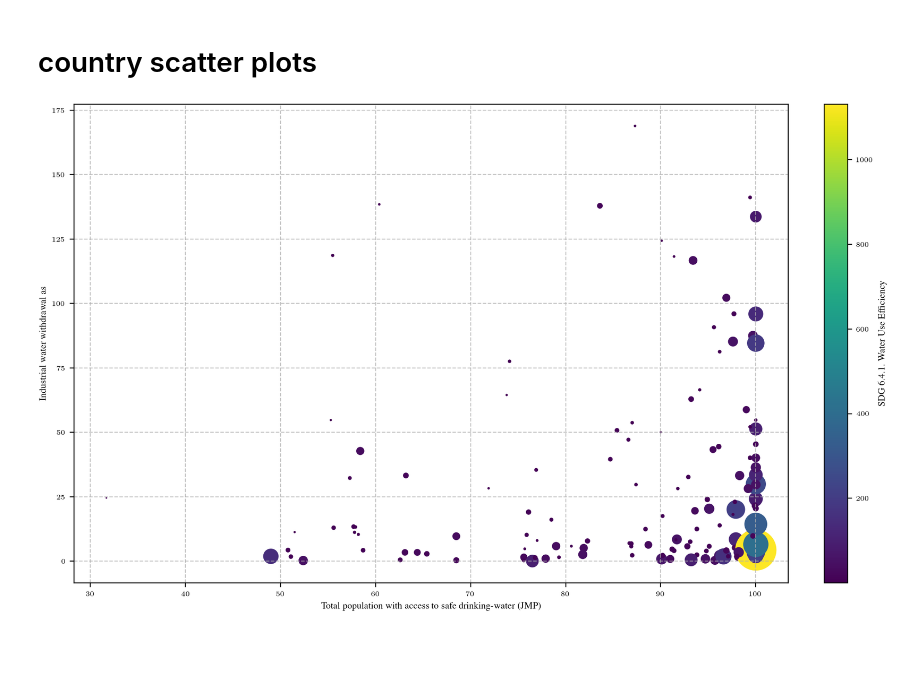
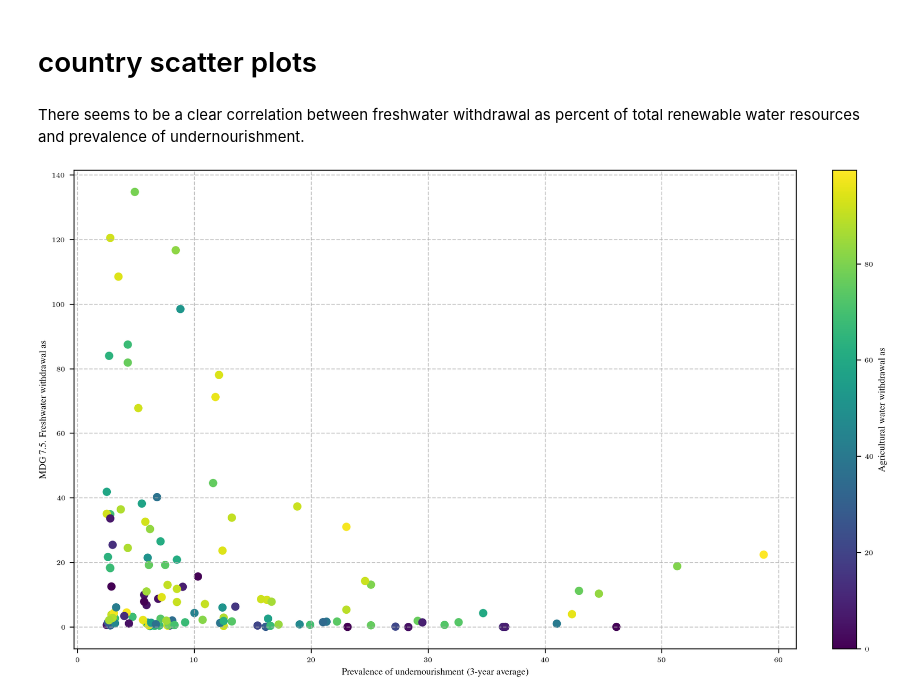
Before and after one commit to am9zZWY/team-aqua, a Jupyter notebook: exp/exp_scatterplot.ipynb, the cells around one changed output. Saved outputs shown, nothing was run; the diff lists cells and outputs as text; code cells hidden in the pictures; blank space fills up the shorter version.

```diff
--- a/exp/exp_scatterplot.ipynb
+++ b/exp/exp_scatterplot.ipynb
@@ -86,12 +90,13 @@ def scatterplot(variables, year, sizes=True):
     plt.show()
 # %% [markdown]
 # country scatter plots
-# %%
-
-relevant_vars = ['Total population with access to safe drinking-water (JMP)',
-                 'Industrial water withdrawal as % of total water withdrawal',
-                 'SDG 6.4.1. Water Use Efficiency']
-
-scatterplot(i, 2018)
-# %% [output]
-[figure, removed]
+# %% [markdown]
+There seems to be a clear correlation between freshwater withdrawal as percent of total renewable water resources and prevalence of undernourishment.
+# %%
+relevant_vars = ['Prevalence of undernourishment (3-year average)',
+                 'MDG 7.5. Freshwater withdrawal as % of total renewable water resources',
+                 'Agricultural water withdrawal as % of total water withdrawal']
+
+scatterplot(relevant_vars, 2018, False)
+# %% [output]
+[figure, added]
```
Also changed, not shown: parts of 7 cells of this notebook.
